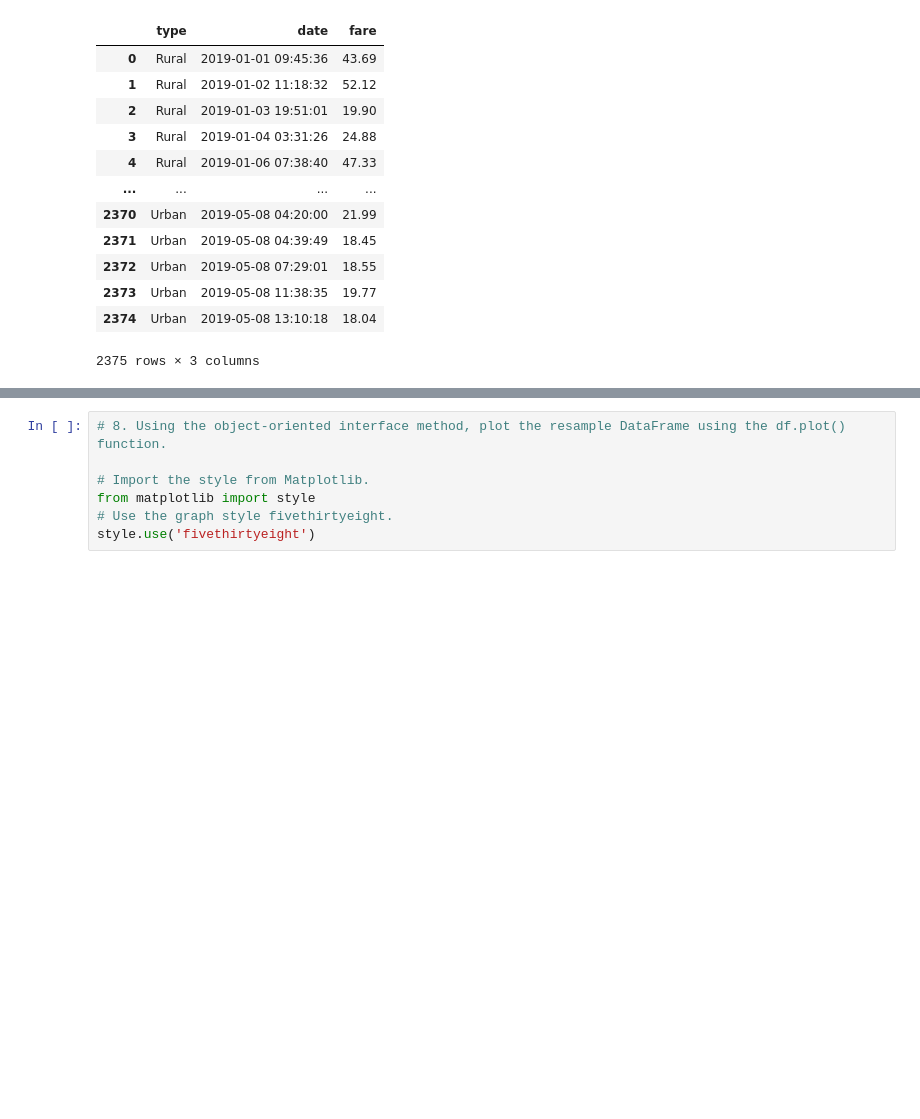
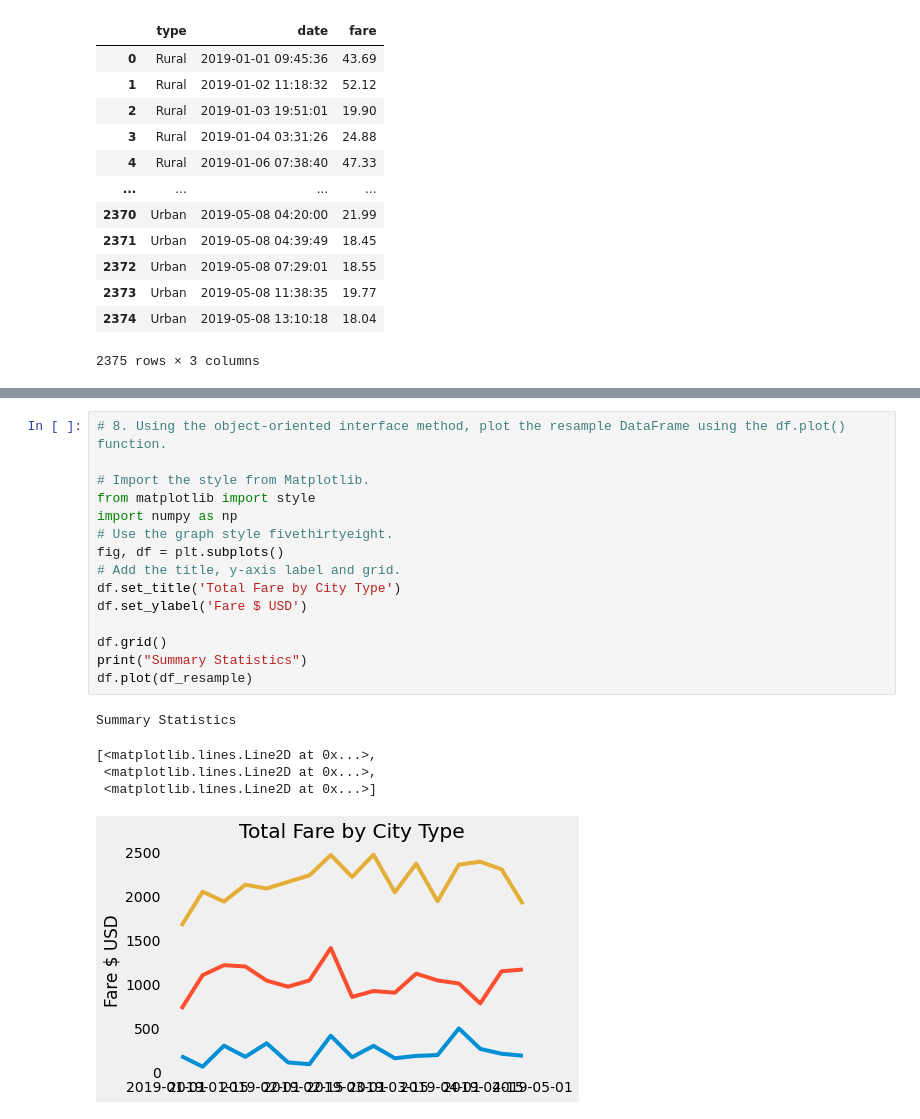
Before and after one commit to michelleraj/PyBer_Analysis, a Jupyter notebook: PyBer_Challenge_starter_code (1).ipynb, the cells around one changed output, grey strips where cells are left out. Cells and saved outputs as stored; diff of their text form; blank space fills up the shorter version.

```diff
--- a/PyBer_Challenge_starter_code (1).ipynb
+++ b/PyBer_Challenge_starter_code (1).ipynb
@@ -234,7 +268,21 @@ df_resample.head(5)
 # %%
 # 8. Using the object-oriented interface method, plot the resample DataFrame using the df.plot() function.
 
 # Import the style from Matplotlib.
 from matplotlib import style
+import numpy as np
 # Use the graph style fivethirtyeight.
-style.use('fivethirtyeight')
+fig, df = plt.subplots()
+# Add the title, y-axis label and grid.
+df.set_title('Total Fare by City Type')
+df.set_ylabel('Fare $ USD')
+
+df.grid()
+print("Summary Statistics")
+df.plot(df_resample)
+# %% [output]
+Summary Statistics
+[<matplotlib.lines.Line2D at 0x...>,
+ <matplotlib.lines.Line2D at 0x...>,
+ <matplotlib.lines.Line2D at 0x...>]
+[figure, added]
```
Also changed, not shown: parts of 6 cells of this notebook.
